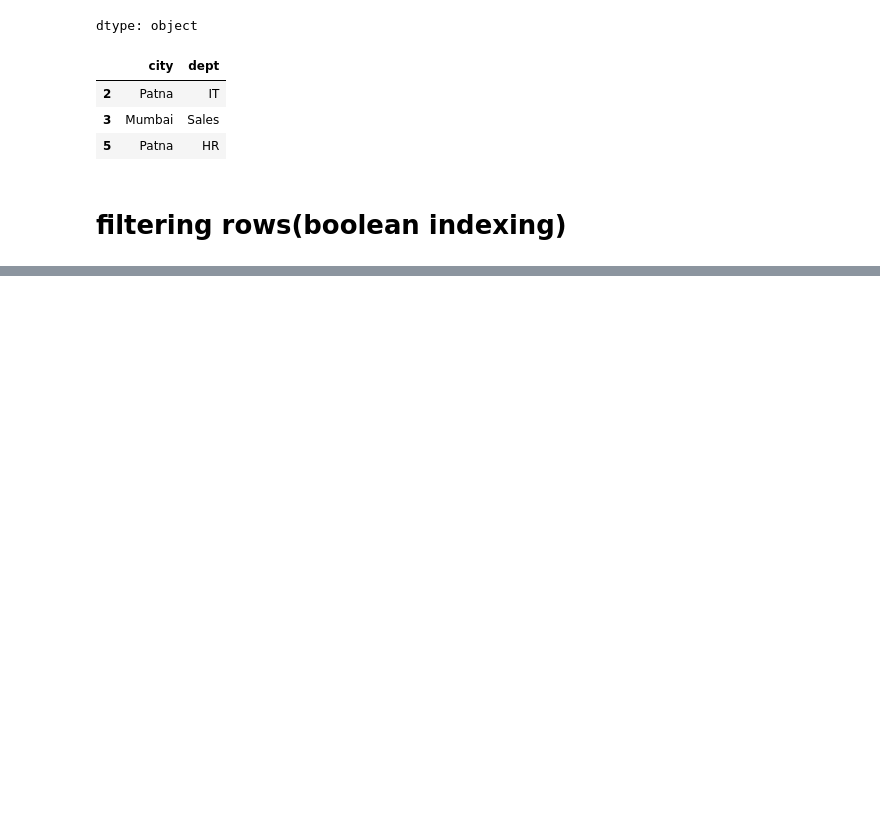
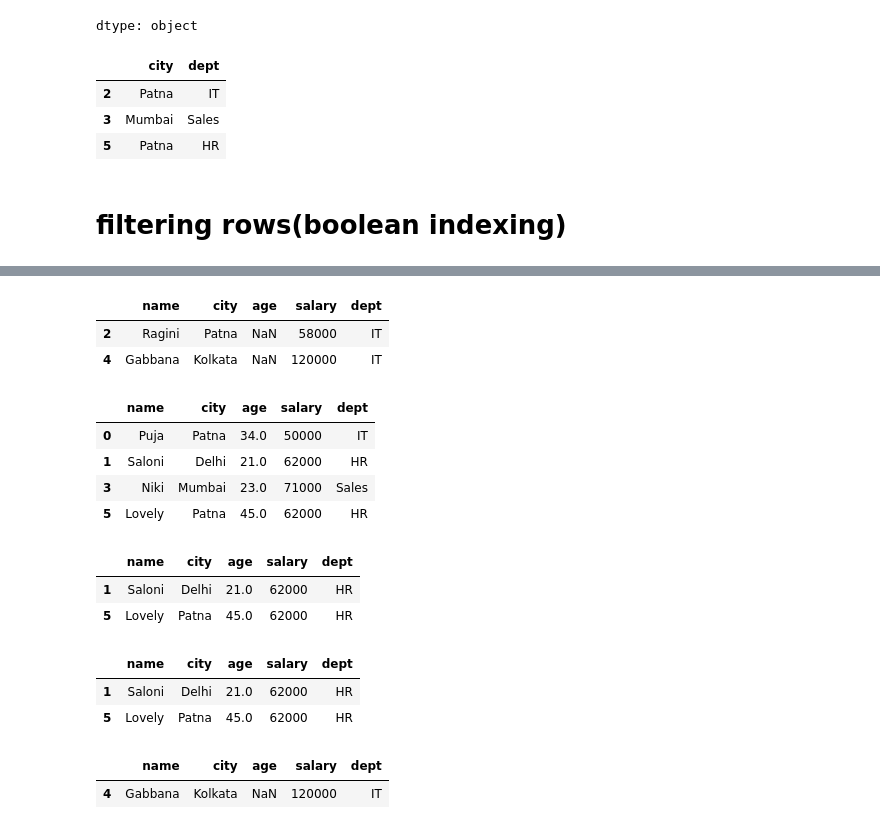
Before and after one commit to Ghanshyamsharma7/Python, a Jupyter notebook: Panda_dataframe.ipynb, the cells around one changed output, grey strips where cells are left out. Drawn from its saved outputs; the diff is of its cells as text; code cells hidden in the pictures; blank space fills up the shorter version.

```diff
--- a/Panda_dataframe.ipynb
+++ b/Panda_dataframe.ipynb
@@ -354,0 +405,32 @@ df.iloc[[2,3,5],[1,4]]   #specific rows and columns
+# %%
+df[df['age'].isna()]
+# %% [output]
+|  | name | city | age | salary | dept |
+| 2 | Ragini | Patna | NaN | 58000 | IT |
+| 4 | Gabbana | Kolkata | NaN | 120000 | IT |
+# %%
+df[df["age"].notna()]
+# %% [output]
+|  | name | city | age | salary | dept |
+| 0 | Puja | Patna | 34.0 | 50000 | IT |
+| 1 | Saloni | Delhi | 21.0 | 62000 | HR |
+| 3 | Niki | Mumbai | 23.0 | 71000 | Sales |
+| 5 | Lovely | Patna | 45.0 | 62000 | HR |
+# %%
+df[df["name"].str.contains("l")]
+# %% [output]
+|  | name | city | age | salary | dept |
+| 1 | Saloni | Delhi | 21.0 | 62000 | HR |
+| 5 | Lovely | Patna | 45.0 | 62000 | HR |
+# %%
+df[df["name"].str.contains("l",case=False)]
+# %% [output]
+|  | name | city | age | salary | dept |
+| 1 | Saloni | Delhi | 21.0 | 62000 | HR |
+| 5 | Lovely | Patna | 45.0 | 62000 | HR |
+# %%
+#alternate method for query
+df.query("salary>60000 and dept=='IT'")
+# %% [output]
+|  | name | city | age | salary | dept |
+| 4 | Gabbana | Kolkata | NaN | 120000 | IT |
```
Also changed, not shown: parts of 13 cells of this notebook.
